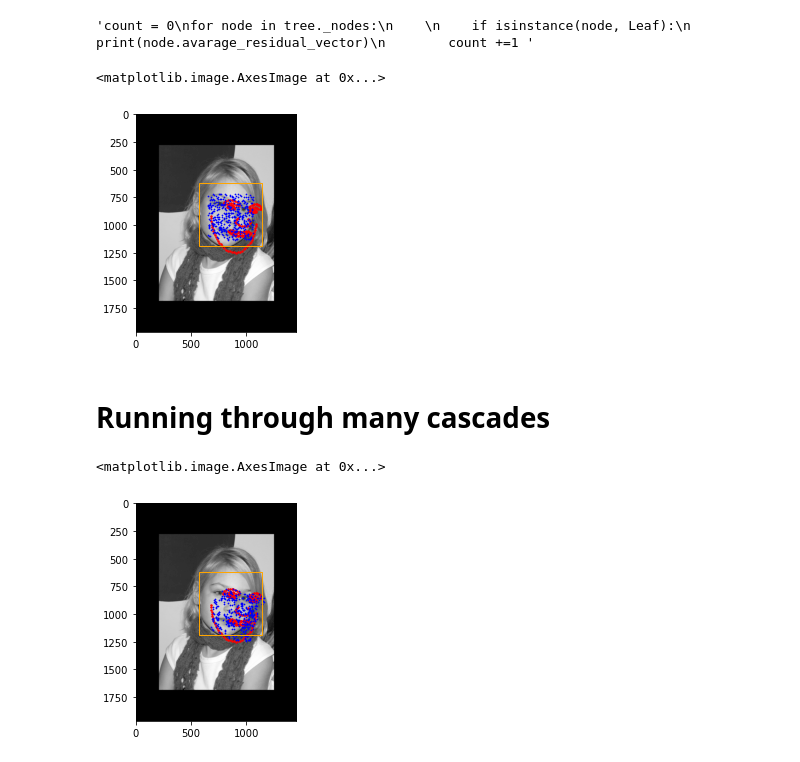
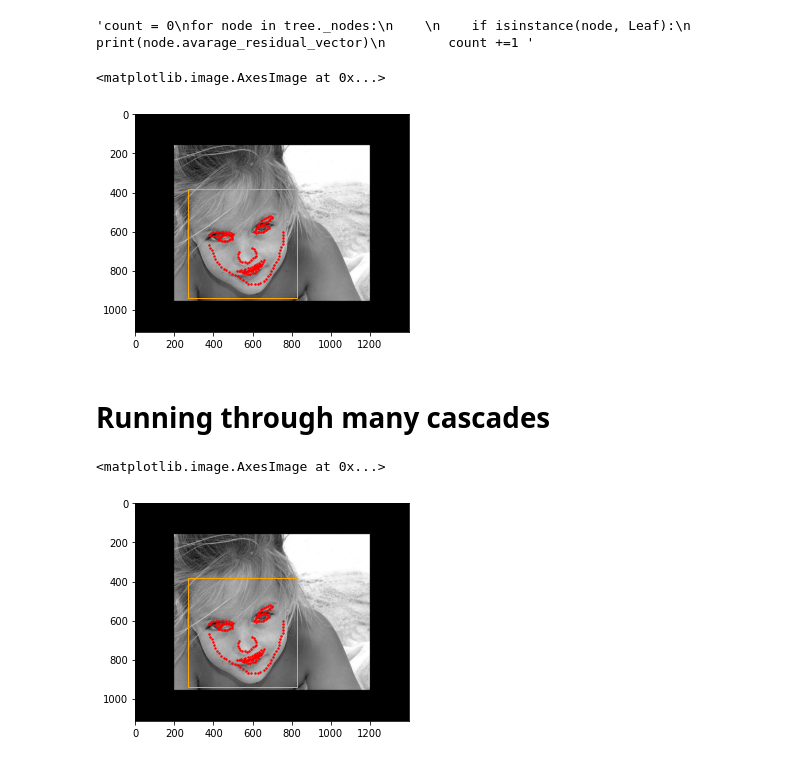
Before and after one commit to HejSumin/face_alignment, a Jupyter notebook: Predicting.ipynb, the cells around one changed output. Saved outputs shown, nothing was run; the diff lists cells and outputs as text; code cells hidden in the pictures.

```diff
--- a/Predicting.ipynb
+++ b/Predicting.ipynb
@@ -15,10 +16,10 @@ file = test_names[155]
 # %%
-I          = cv2.imread("data/test/" +file, cv2.IMREAD_GRAYSCALE)
+I          = np.array(cv2.imread("data/train_1/" +file, cv2.IMREAD_GRAYSCALE), dtype=np.int32)
 h, w       = I.shape
 h_pad      = (int((h / 100) * 20))
 w_pad      = (int((w / 100) * 20))
 I          = cv2.copyMakeBorder(I, h_pad, h_pad, w_pad, w_pad, cv2.BORDER_CONSTANT)
-bb         = get_rectangle_bounding_box_for_image("data/test/"+file, frontalface_config='default')
+bb         = get_rectangle_bounding_box_for_image("data/train_1/"+file, frontalface_config='default')
 # %%
 bb_center_x = bb[0] + w_pad
 bb_center_y = bb[1] + h_pad
@@ -42,9 +43,9 @@ for file in annotation_files:
         first_line = f.readline().replace('\n','')
     image_to_annotation_dict[first_line] = file
 # %%
-S_0 = get_mean_shape_from_files(test_names, image_to_annotation_dict,annotations_path)
-S_0 = center_shape(S_0)
-features_0 = np.load("np_data/mean_shape_features.npy", allow_pickle=True)
+S_0 = a[0][1]#get_mean_shape_from_files(test_names, image_to_annotation_dict,annotations_path)
+#S_0 = center_shape(S_0)
+features_0 = a[0][4] #np.load("np_data/mean_shape_features.npy", allow_pickle=True)
 # %%
 fig, ax = plt.subplots()
 ax.add_patch(Rectangle((bb_center_x,bb_center_y), bb_w, bb_h, ec="orange", fill=None, alpha=1))
@@ -57,13 +58,13 @@ ax.imshow(I,cmap='gray')
 # %%
 #NOTE scalling to bb; We choose to multiply s hat height by some constant to make up for the extra padding the bounding box adds
-S_0_height      = np.max(S_0[:,1]) - np.min(S_0[:,1])
-scale_value            = bb_h / (S_0_height *1.3)
-S_0             = S_0 *scale_value
-features_0    = features_0 *scale_value
+#S_0_height      = np.max(S_0[:,1]) - np.min(S_0[:,1])
+#scale_value            = bb_h / (S_0_height *1.3)
+#S_0             = S_0 *scale_value
+#features_0    = features_0 *scale_value
 # %%
-S_0 += [bb_center_x+bb_w/2,bb_center_y+bb_h/2]
-features_0 += [bb_center_x+bb_w/2,bb_center_y+bb_h/2]
-features_0 = features_0.astype(int)
+#S_0 += [bb_center_x+bb_w/2,bb_center_y+bb_h/2]
+#features_0 += [bb_center_x+bb_w/2,bb_center_y+bb_h/2]
+#features_0 = features_0.astype(int)
 # %%
 fig, ax = plt.subplots()
 ax.add_patch(Rectangle((bb_center_x,bb_center_y), bb_w, bb_h, ec="orange", fill=None, alpha=1))
@@ -105,13 +106,13 @@ S_1 = S_0 + list(zip(forrest_contribution[x_mask], forrest_contribution[y_mask])
 # %%
 fig, ax = plt.subplots()
 
 ax.add_patch(Rectangle((bb_center_x,bb_center_y), bb_w, bb_h, ec="orange", fill=None, alpha=1))
 ax.scatter(S_1[:,0],S_1[:,1],c='r',s=2)
-ax.scatter(features_0[:,0],features_0[:,1],c='b',s=0.5)
+#ax.scatter(features_0[:,0],features_0[:,1],c='b',s=0.5)
 ax.imshow(I,cmap='gray')
 # %% [output]
 <matplotlib.image.AxesImage at 0x...>
-[figure, old version]
+[figure, new version]
 # %% [markdown]
 # Running through many cascades
 # %%
@@ -133,11 +134,11 @@ fig, ax = plt.subplots()
 
 ax.add_patch(Rectangle((bb_center_x,bb_center_y), bb_w, bb_h, ec="orange", fill=None, alpha=1))
 ax.scatter(S_1[:,0],S_1[:,1],c='r',s=2)
-ax.scatter(features_1[:,0],features_1[:,1],c='b',s=0.5)
+#ax.scatter(features_1[:,0],features_1[:,1],c='b',s=0.5)
 ax.imshow(I,cmap='gray')
 # %% [output]
 <matplotlib.image.AxesImage at 0x...>
-[figure, old version]
+[figure, new version]
 # %%
 def apply_cascade(S_0, features_0, I, cascade):
     forrest_contribution = np.zeros((388,))
```
Also changed, not shown: parts of 9 cells of this notebook.
